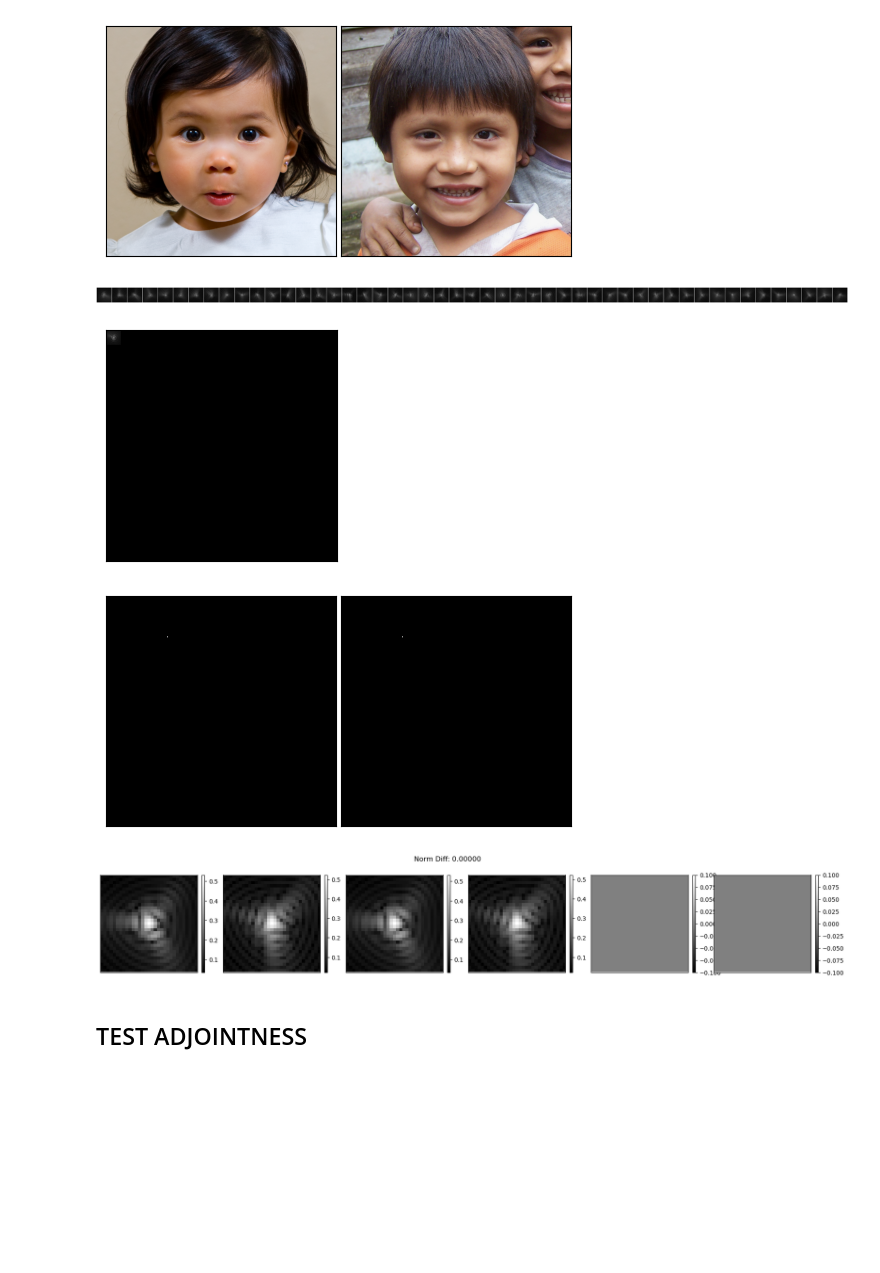
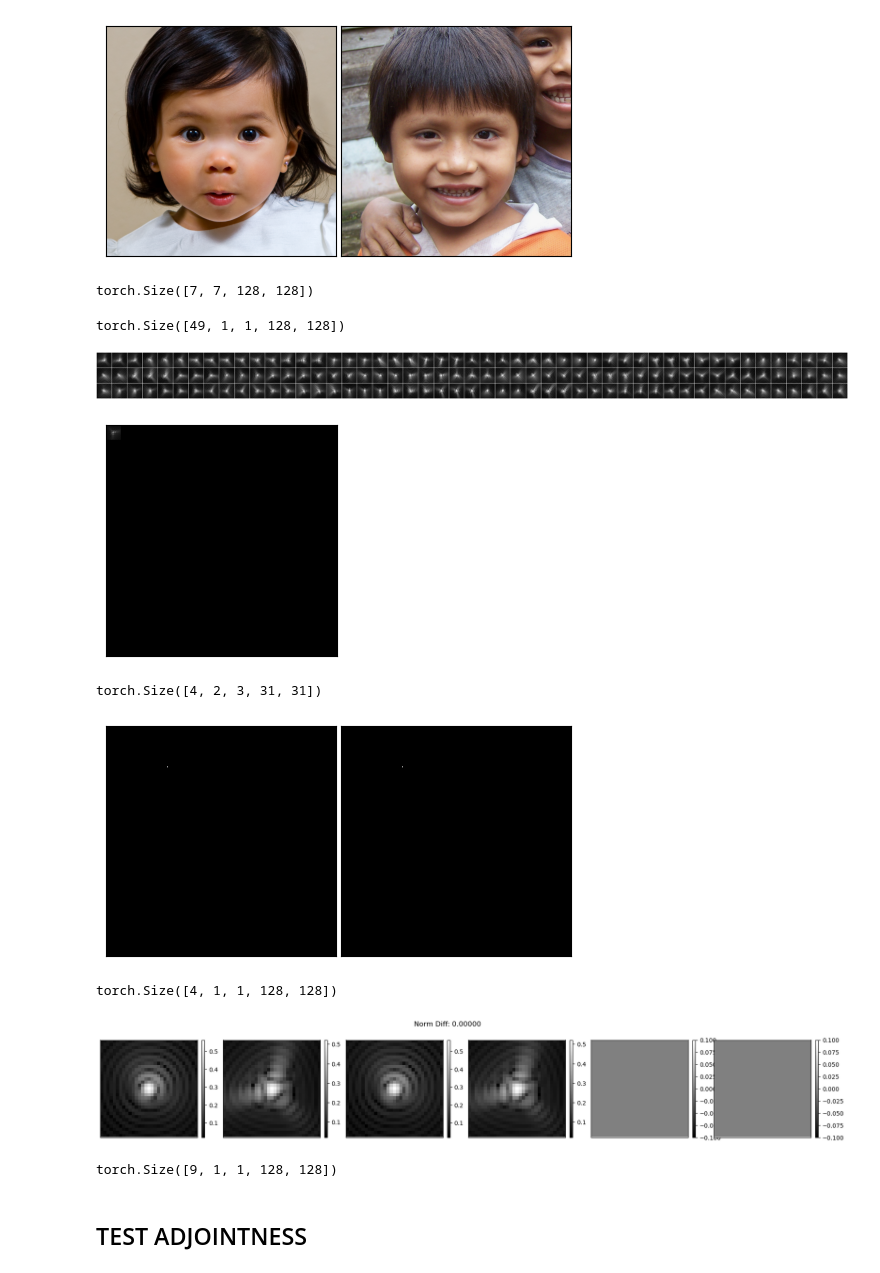
Before and after one commit to samuro95/BregmanOptim, a Jupyter notebook: deepinv/physics/functional/test_product_convolution.ipynb, the cells around one changed output. Saved outputs shown, nothing was run; the diff lists cells and outputs as text; code cells hidden in the pictures; blank space fills up the shorter version.

Commit message:
input shape corrected

```diff
--- a/deepinv/physics/functional/test_product_convolution.ipynb
+++ b/deepinv/physics/functional/test_product_convolution.ipynb
@@ -153,32 +153,47 @@ image = torch.stack([image_1, image_2], dim=0).cuda()
 show_images(image)
 # %% [output]
 [figure]
+# %%
+masks = unity_partition_function_2d(image.shape[-2:], patch_size, overlap)
+w, _ = crop_unity_partition_2d(masks, patch_size, overlap, psf_size)
+# %%
+w.shape
+# %% [output]
+torch.Size([7, 7, 128, 128])
+# %%
+w.shape
+# %% [output]
+torch.Size([49, 1, 1, 128, 128])
 # %%
 psf_size = (31, 31)
 patch_size = (128, 128)
 overlap = (64, 64)
 image_size = (512,512)
 image = torch.zeros((1,3) + image_size)
 image[...,30,30] = 1.
 patches = image_to_patches(image, patch_size, overlap)
 patch_info = compute_patch_info(image_size, patch_size, overlap)
 K = patches.size(2) * patches.size(3)
 
 
 generator = DiffractionBlurGenerator(
     psf_size, num_channels=3, fc=0.2, device=device, dtype=dtype)
 h = torch.stack([generator.step(image.size(0))['filter']
-                 for _ in range(K)], dim=2)
+                 for _ in range(K)], dim=0)
 masks = unity_partition_function_2d(image.shape[-2:], patch_size, overlap)
 w, _ = crop_unity_partition_2d(masks, patch_size, overlap, psf_size)
-w = w.unsqueeze(0).unsqueeze(1).flatten(2,3)
+w = w.flatten(0,1).unsqueeze(1).unsqueeze(2)
 
 show_images(h.transpose(2,1).flatten(0, 1) ** 0.25, ncols=K)
 blurry = product_convolution2d_patches(image, w, h, patch_size, overlap)
 show_images(blurry ** 0.25)
 # %% [output]
-[figure, old version]
+[figure, new version]
 [figure]
+# %%
+h.shape
+# %% [output]
+torch.Size([4, 2, 3, 31, 31])
 # %%
 position = (45, 68)
 psf_size = (31, 31)
@@ -193,10 +208,10 @@ info = compute_patch_info(image_size, patch_size, overlap)
 K = np.prod(info['num_patches'])
 masks = unity_partition_function_2d(image.shape[-2:], patch_size, overlap)
 w, _ = crop_unity_partition_2d(masks, patch_size, overlap, psf_size)
-w = w.unsqueeze(0).unsqueeze(1).flatten(2,3)
+w = w.flatten(0,1).unsqueeze(1).unsqueeze(2)
 # w = torch.ones_like(w)
 h = torch.stack([generator.step(image.size(0))['filter']
-                 for _ in range(K)], dim=2)
+                 for _ in range(K)], dim=0)
 blurry = product_convolution2d_patches(image, w, h, patch_size, overlap)
 
 psf_pc = blurry[..., position[0] - psf_size[0] + 1: position[0] + 1, position[1] - psf_size[1] + 1:  position[1] + 1]
@@ -209,7 +224,12 @@ diff = psf_pc[:,0:1,...] - psf[:,0:1,...]
 show_images(torch.cat((psf_pc[:,0:1,...], psf[:,0:1,...], diff), dim = 0) ** 0.25, colorbar=True, suptitle=f'Norm Diff: {torch.norm(diff).item():.5f}')
 # %% [output]
 [figure]
+torch.Size([4, 1, 1, 128, 128])
-[figure, old version]
+[figure, new version]
+# %%
+w.shape
+# %% [output]
+torch.Size([9, 1, 1, 128, 128])
 # %%
 psf_size = (31, 31)
 patch_size = (128, 128)
```
Also changed, not shown: parts of 4 cells of this notebook, 4 other files.
